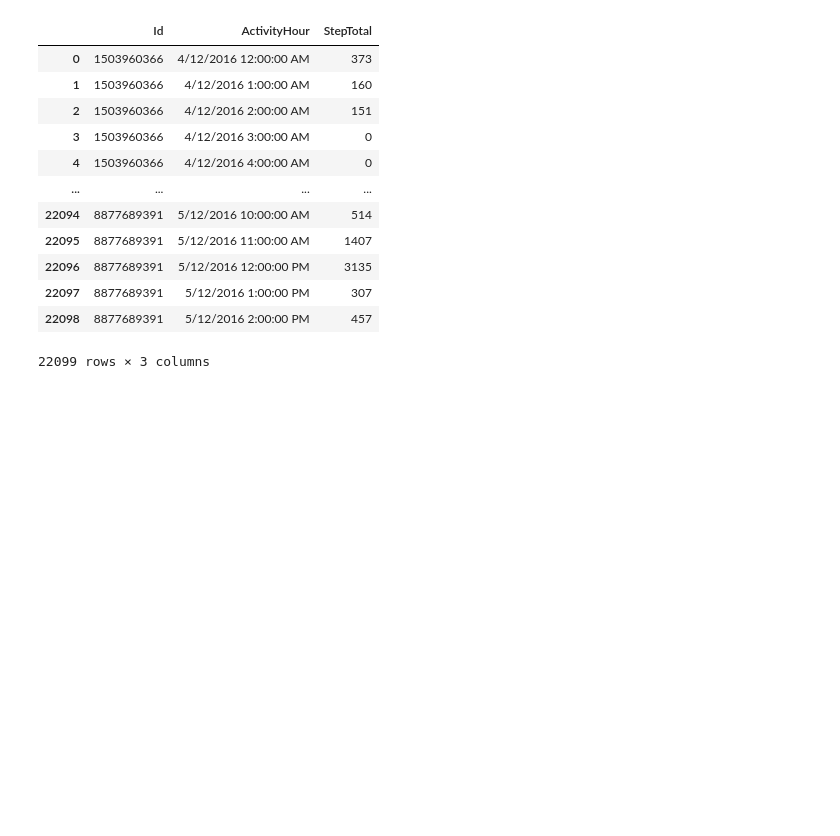
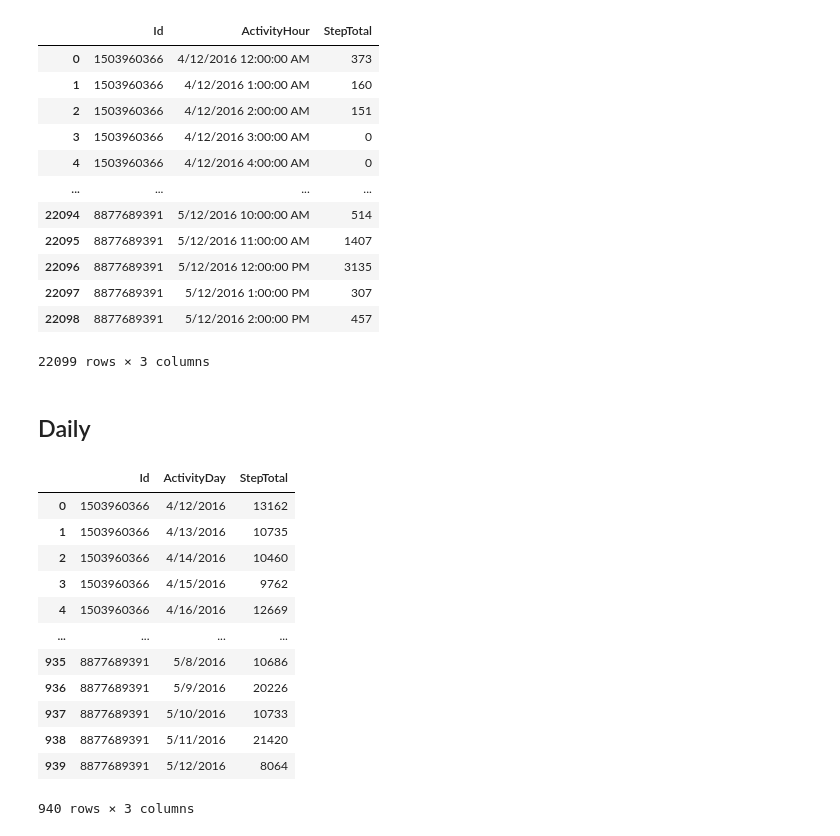
Before and after one commit to claudia-liauw/health-app, a Jupyter notebook: notebooks/2_app.ipynb, the cells around one changed output. Drawn from its saved outputs; the diff is of its cells as text; code cells hidden in the pictures; blank space fills up the shorter version.

Commit message:
add daily steps

```diff
--- a/notebooks/2_app.ipynb
+++ b/notebooks/2_app.ipynb
@@ -29,0 +33,19 @@ import plotly.express as px
+# %% [markdown]
+## Daily
+# %%
+daily_steps = pd.read_csv('../data/fitbit_apr/dailySteps_merged.csv')
+daily_steps
+# %% [output]
+|  | Id | ActivityDay | StepTotal |
+| 0 | 1503960366 | 4/12/2016 | 13162 |
+| 1 | 1503960366 | 4/13/2016 | 10735 |
+| 2 | 1503960366 | 4/14/2016 | 10460 |
+| 3 | 1503960366 | 4/15/2016 | 9762 |
+| 4 | 1503960366 | 4/16/2016 | 12669 |
+| ... | ... | ... | ... |
+| 935 | 8877689391 | 5/8/2016 | 10686 |
+| 936 | 8877689391 | 5/9/2016 | 20226 |
+| 937 | 8877689391 | 5/10/2016 | 10733 |
+| 938 | 8877689391 | 5/11/2016 | 21420 |
+| 939 | 8877689391 | 5/12/2016 | 8064 |
+940 rows × 3 columns
```
Also changed, not shown: parts of 9 cells of this notebook, 2 other files.
